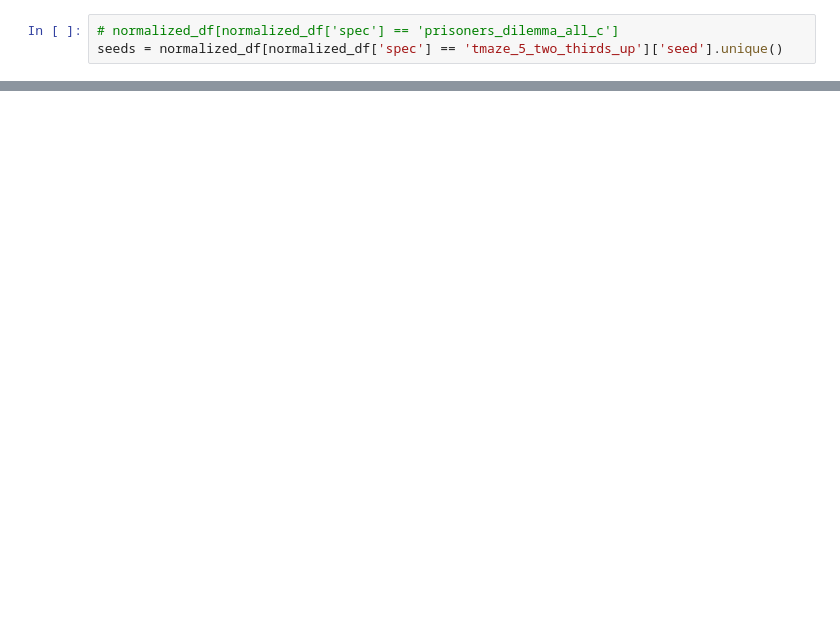
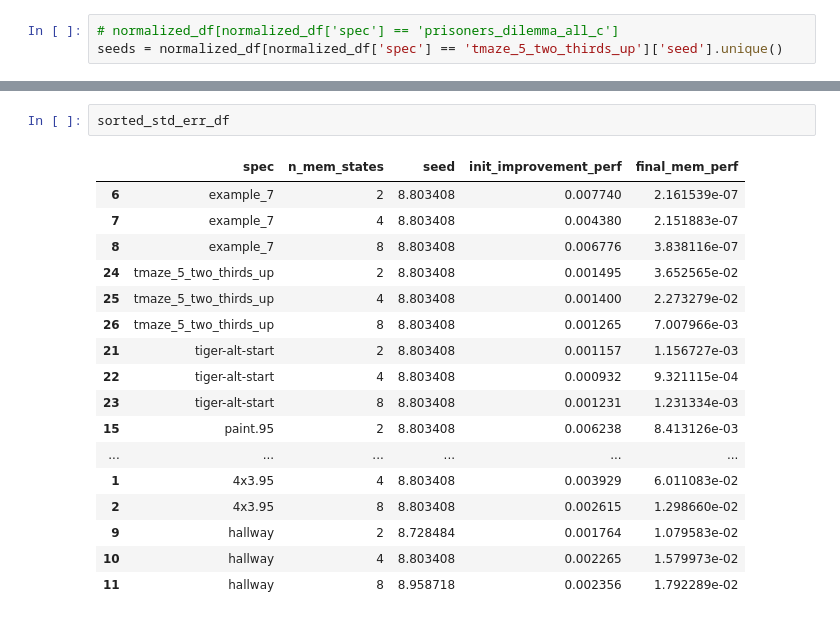
Before and after one commit to camall3n/grl, a Jupyter notebook: scripts/plotting/mi_performance.ipynb, the cells around one changed output, grey strips where cells are left out. Cells and saved outputs as stored; diff of their text form; blank space fills up the shorter version.

```diff
--- a/scripts/plotting/mi_performance.ipynb
+++ b/scripts/plotting/mi_performance.ipynb
@@ -266,0 +275,20 @@ curr_mem_std.shape, curr_mem_mean.shape
+# %%
+sorted_std_err_df
+# %% [output]
+|  | spec | n_mem_states | seed | init_improvement_perf | final_mem_perf |
+| 6 | example_7 | 2 | 8.803408 | 0.007740 | 2.161539e-07 |
+| 7 | example_7 | 4 | 8.803408 | 0.004380 | 2.151883e-07 |
+| 8 | example_7 | 8 | 8.803408 | 0.006776 | 3.838116e-07 |
+| 24 | tmaze_5_two_thirds_up | 2 | 8.803408 | 0.001495 | 3.652565e-02 |
+| 25 | tmaze_5_two_thirds_up | 4 | 8.803408 | 0.001400 | 2.273279e-02 |
+| 26 | tmaze_5_two_thirds_up | 8 | 8.803408 | 0.001265 | 7.007966e-03 |
+| 21 | tiger-alt-start | 2 | 8.803408 | 0.001157 | 1.156727e-03 |
+| 22 | tiger-alt-start | 4 | 8.803408 | 0.000932 | 9.321115e-04 |
+| 23 | tiger-alt-start | 8 | 8.803408 | 0.001231 | 1.231334e-03 |
+| 15 | paint.95 | 2 | 8.803408 | 0.006238 | 8.413126e-03 |
+| ... | ... | ... | ... | ... | ... |
+| 1 | 4x3.95 | 4 | 8.803408 | 0.003929 | 6.011083e-02 |
+| 2 | 4x3.95 | 8 | 8.803408 | 0.002615 | 1.298660e-02 |
+| 9 | hallway | 2 | 8.728484 | 0.001764 | 1.079583e-02 |
+| 10 | hallway | 4 | 8.803408 | 0.002265 | 1.579973e-02 |
+| 11 | hallway | 8 | 8.958718 | 0.002356 | 1.792289e-02 |
```
Also changed, not shown: parts of 7 cells of this notebook.
